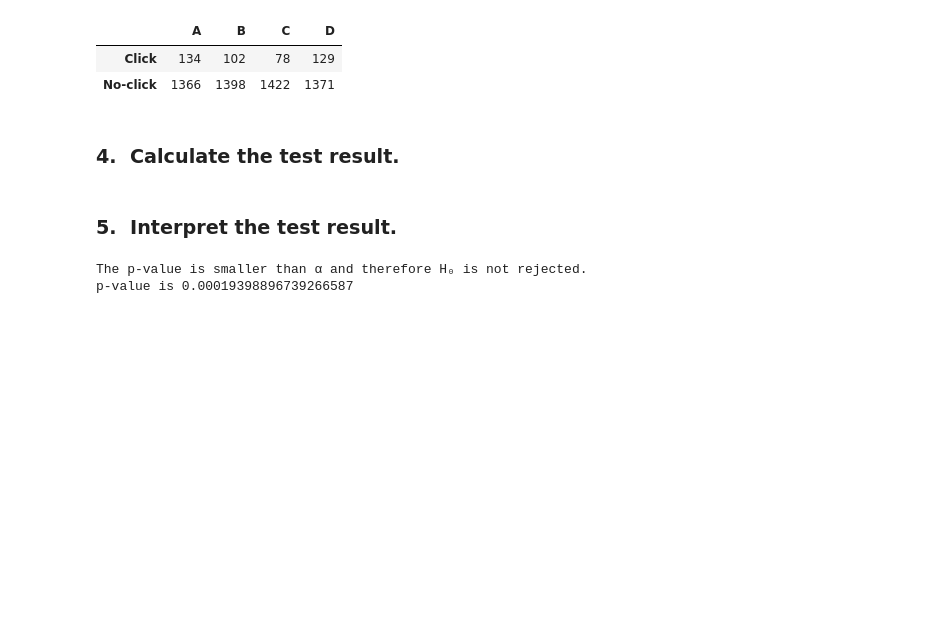
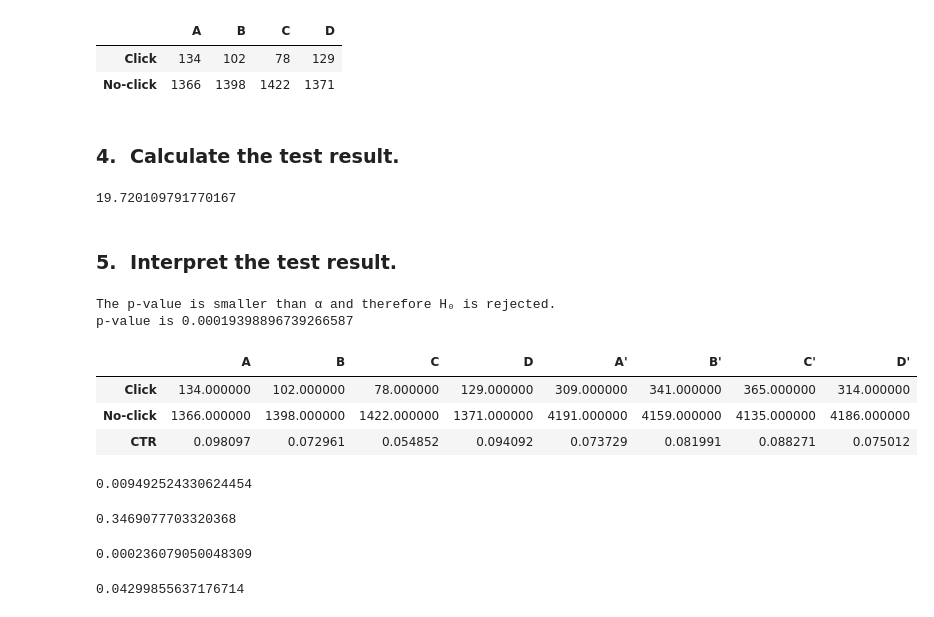
Before and after one commit to gastan81/A-B_testing, a Jupyter notebook: 6_chi_square_test_structure.ipynb, the cells around one changed output. Drawn from its saved outputs; the diff is of its cells as text; code cells hidden in the pictures; blank space fills up the shorter version.

```diff
--- a/6_chi_square_test_structure.ipynb
+++ b/6_chi_square_test_structure.ipynb
@@ -388,15 +388,58 @@ clicks
 # %%
 # Don't be afraid to be wrong!
 chisq, pvalue, df, expected = chi2_contingency(clicks)
+chisq
+# %% [output]
+19.720109791770167
 # %% [markdown]
 ### 5.&nbsp; Interpret the test result.
 # %%
 # Make a statistical decision!
 if pvalue > α:
-  print(f'The p-value is larger than α and therefore H\u2080 is rejected.')
+  print(f'The p-value is larger than α and therefore H\u2080 is not rejected.')
 else:
-  print(f'The p-value is smaller than α and therefore H\u2080 is not rejected.')
+  print(f'The p-value is smaller than α and therefore H\u2080 is rejected.')
 print(f'p-value is {pvalue}')
 # %% [output]
-The p-value is smaller than α and therefore H₀ is not rejected.
+The p-value is smaller than α and therefore H₀ is rejected.
 p-value is 0.00019398896739266587
+# %%
+clicks_2 = clicks.copy()
+
+clicks_2.loc[:, 'A\''] = clicks_2.loc[:,'B'] + clicks_2.loc[:, 'C'] + clicks_2.loc[:, 'D']
+clicks_2.loc[:, 'B\''] = clicks_2.loc[:,'A'] + clicks_2.loc[:, 'C'] + clicks_2.loc[:, 'D']
+clicks_2.loc[:, 'C\''] = clicks_2.loc[:,'A'] + clicks_2.loc[:, 'B'] + clicks_2.loc[:, 'D']
+clicks_2.loc[:, 'D\''] = clicks_2.loc[:,'A'] + clicks_2.loc[:, 'B'] + clicks_2.loc[:, 'C']
+
+clicks_ctr = clicks.copy()
+clicks_2_ctr = clicks_2.copy()
+
+clicks_ctr.loc['CTR'] = clicks_ctr.iloc[0] / clicks_ctr.iloc[1]
+clicks_2_ctr.loc['CTR'] = clicks_2_ctr.iloc[0] / clicks_2_ctr.iloc[1]
+
+clicks_2_ctr
+# %% [output]
+|  | A | B | C | D | A' | B' | C' | D' |
+| Click | 134.000000 | 102.000000 | 78.000000 | 129.000000 | 309.000000 | 341.000000 | 365.000000 | 314.000000 |
+| No-click | 1366.000000 | 1398.000000 | 1422.000000 | 1371.000000 | 4191.000000 | 4159.000000 | 4135.000000 | 4186.000000 |
+| CTR | 0.098097 | 0.072961 | 0.054852 | 0.094092 | 0.073729 | 0.081991 | 0.088271 | 0.075012 |
+# %%
+chisq, pvalue, df, expected = chi2_contingency(clicks_2.loc[:, ['A', 'A\'']])
+pvalue
+# %% [output]
+0.009492524330624454
+# %%
+chisq, pvalue, df, expected = chi2_contingency(clicks_2.loc[:, ['B', 'B\'']])
+pvalue
+# %% [output]
+0.3469077703320368
+# %%
+chisq, pvalue, df, expected = chi2_contingency(clicks_2.loc[:, ['C', 'C\'']])
+pvalue
+# %% [output]
+0.000236079050048309
+# %%
+chisq, pvalue, df, expected = chi2_contingency(clicks_2.loc[:, ['D', 'D\'']])
+pvalue
+# %% [output]
+0.04299855637176714
```
Also changed, not shown: parts of 9 cells of this notebook.
